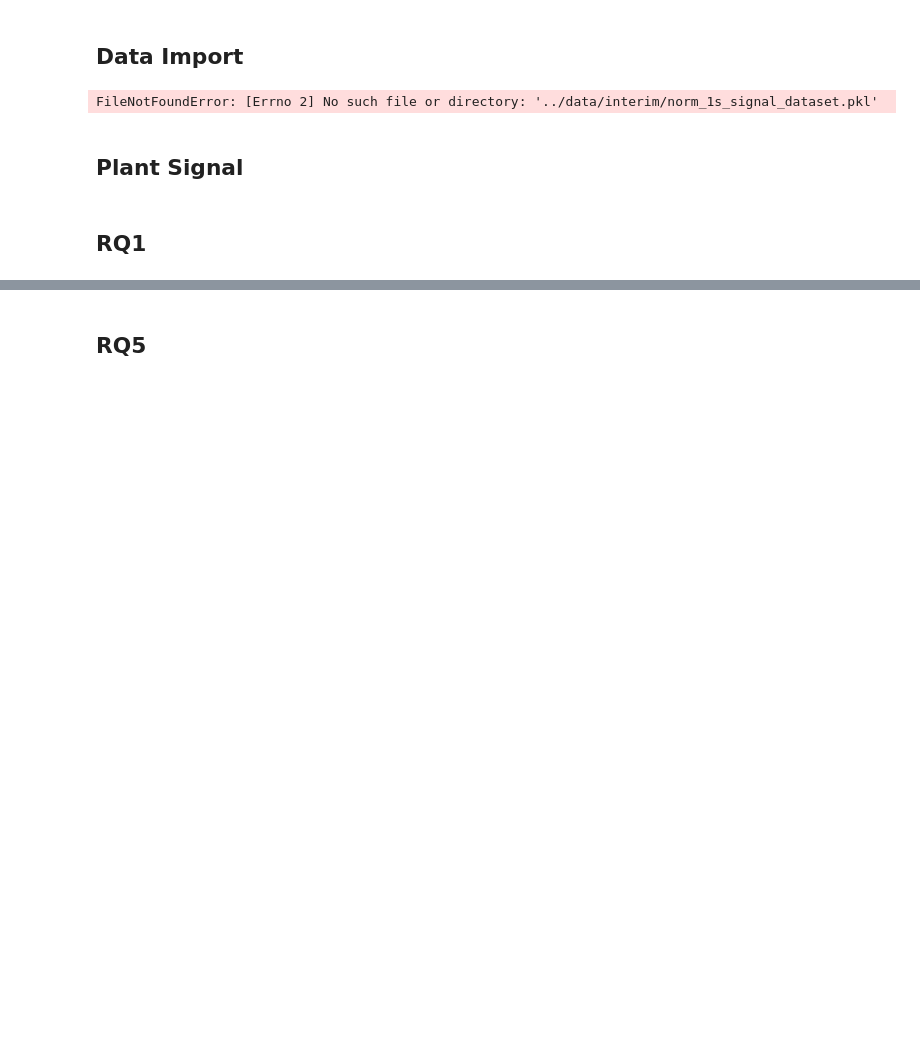
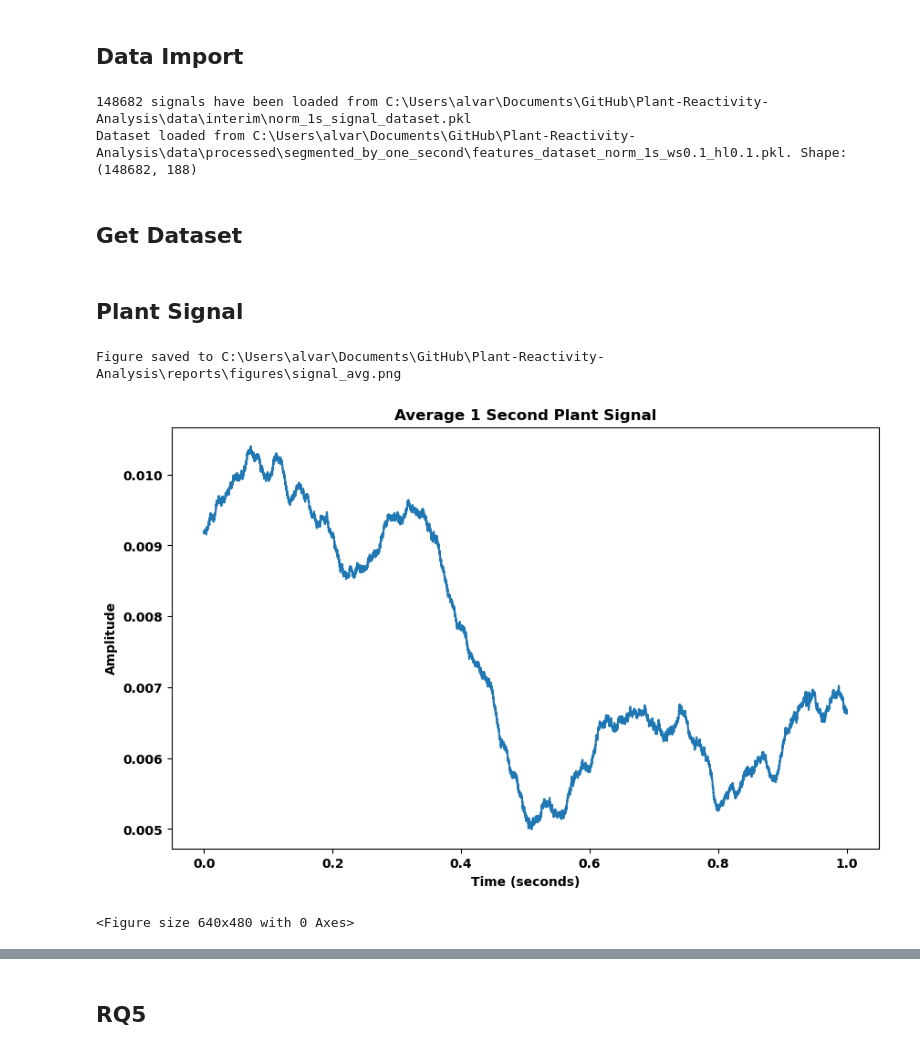
Before and after one commit to alvaro-francisco-gil/plant-reactivity-analysis, a Jupyter notebook: notebooks/old/canonical_signal_1s.ipynb, the cells around one changed output, grey strips where cells are left out. Cells and saved outputs as stored; diff of their text form; code cells hidden in the pictures; blank space fills up the shorter version.

Commit message:
organize notebooks and add new figures

```diff
--- a/notebooks/old/canonical_signal_1s.ipynb
+++ b/notebooks/old/canonical_signal_1s.ipynb
@@ -15,7 +17,13 @@ def get_class_indices(input_list):
 # %% [markdown]
 ## Data Import
 # %%
-norm_1s_signal_dataset_path= r"../data/interim/norm_1s_signal_dataset.pkl"
+norm_1s_signal_dataset_path = INTERIM_DATA_DIR / "norm_1s_signal_dataset.pkl"
 signal_dataset = SignalDataset.load(file_path= norm_1s_signal_dataset_path)
+
+feat_path= FEATURES_ONE_SEC_DIR / "features_dataset_norm_1s_ws0.1_hl0.1.pkl"
+feat_dataset= FeaturesDataset.load(feat_path)
 # %% [output]
-FileNotFoundError: [Errno 2] No such file or directory: '../data/interim/norm_1s_signal_dataset.pkl'
+148682 signals have been loaded from C:\Users\alvar\Documents\GitHub\Plant-Reactivity-Analysis\data\interim\norm_1s_signal_dataset.pkl
+Dataset loaded from C:\Users\alvar\Documents\GitHub\Plant-Reactivity-Analysis\data\processed\segmented_by_one_second\features_dataset_norm_1s_ws0.1_hl0.1.pkl. Shape: (148682, 188)
+# %% [markdown]
+## Get Dataset
@@ -22,8 +38,11 @@ FileNotFoundError: [Errno 2] No such file or directory: '../data/interim/norm_1s
 # %% [markdown]
 ## Plant Signal
 # %%
-avg_signal= signal_dataset.average_signal(signal_dataset.indexes)
+avg_signal= signal_dataset.average_signal(signal_dataset.features.index.tolist())
 # %%
-vis.plot_multiple_waveforms(waveforms= [avg_signal], labels=['Average Plant Signal'])
+vis.plot_multiple_waveforms(waveforms= [avg_signal], title='Average 1 Second Plant Signal',
+                            save_path = FIGURES_DIR / "signal_avg.png", show_legend=False, figsize=(10, 6))
+# %% [output]
+Figure saved to C:\Users\alvar\Documents\GitHub\Plant-Reactivity-Analysis\reports\figures\signal_avg.png
+[figure, added]
+<Figure size 640x480 with 0 Axes>
-# %% [markdown]
-## RQ1
```
Also changed, not shown: parts of 27 cells of this notebook, 27 other files.
